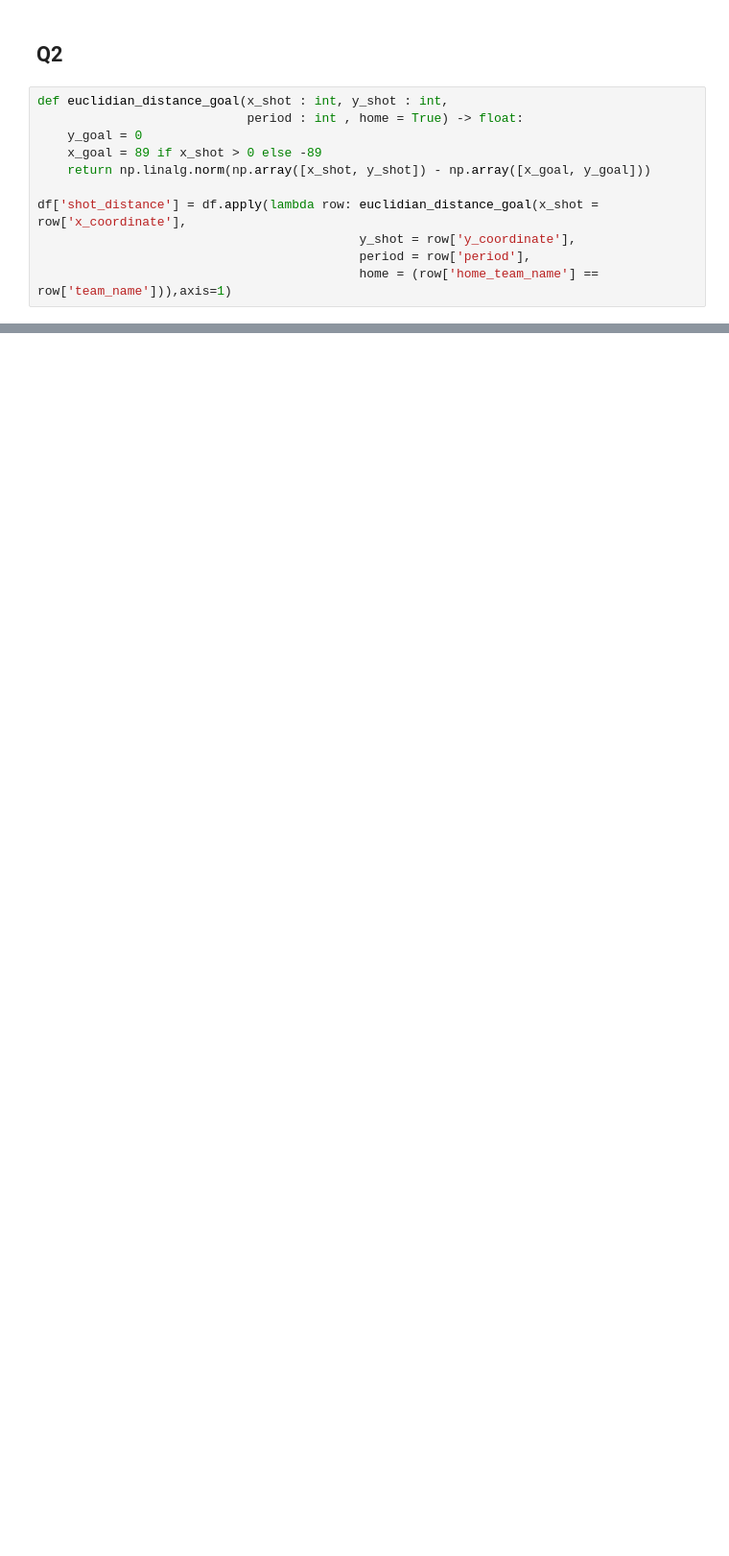
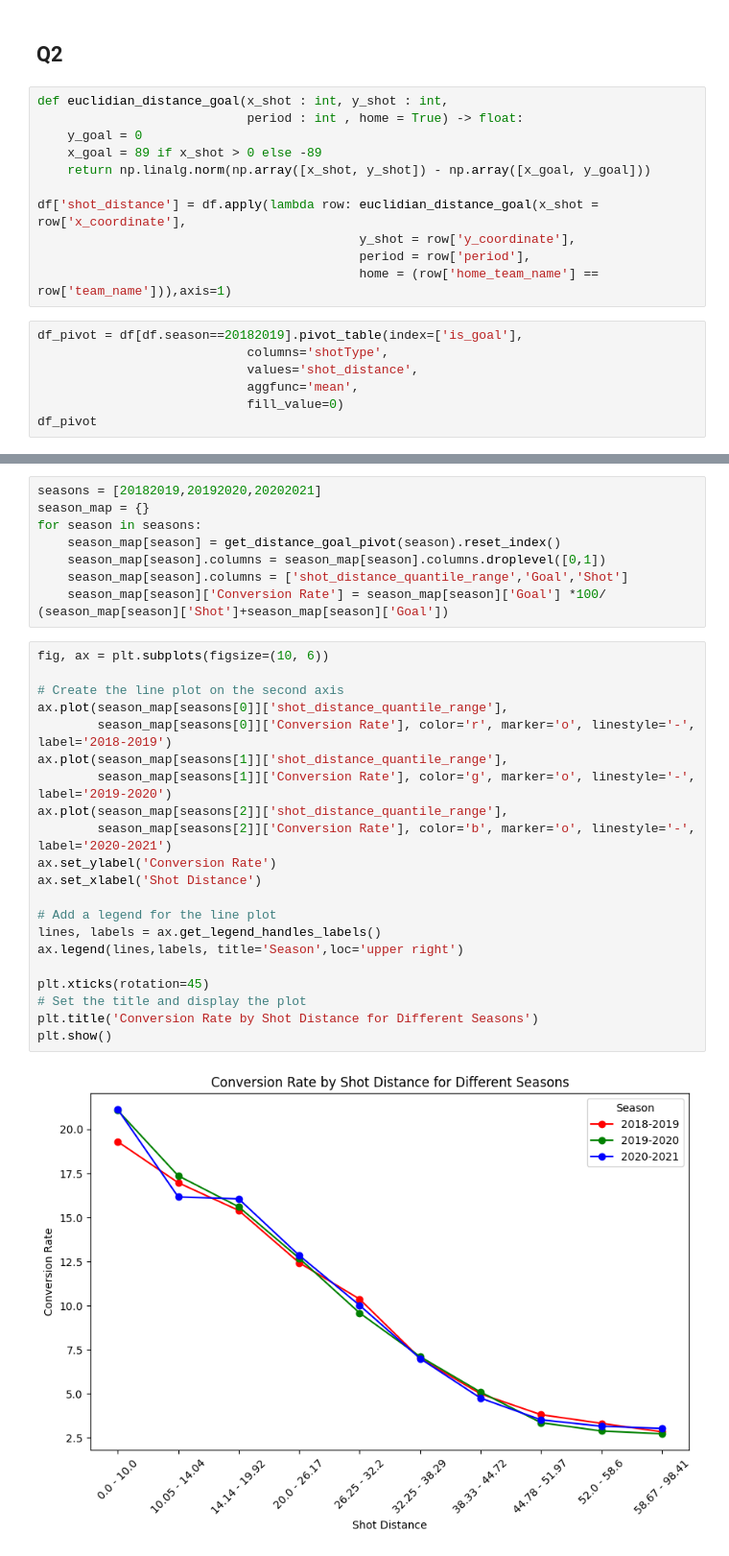
Before and after one commit to theAayushbajaj/NHL-Milestone-Project, a Jupyter notebook: src/Notebooks/02_simple_visualizations.ipynb, the cells around one changed output, grey strips where cells are left out. Shown at 96% size. Saved outputs shown, nothing was run; the diff lists cells and outputs as text; blank space fills up the shorter version.

```diff
--- a/src/Notebooks/02_simple_visualizations.ipynb
+++ b/src/Notebooks/02_simple_visualizations.ipynb
@@ -119,3 +167,10 @@ df['shot_distance'] = df.apply(lambda row: euclidian_distance_goal(x_shot = row[
                                            y_shot = row['y_coordinate'],
                                            period = row['period'],
                                            home = (row['home_team_name'] == row['team_name'])),axis=1)
+# %%
+df_pivot = df[df.season==20182019].pivot_table(index=['is_goal'],
+                            columns='shotType',
+                            values='shot_distance',
+                            aggfunc='mean',
+                            fill_value=0)
+df_pivot
@@ -121,0 +207,31 @@ df['shot_distance'] = df.apply(lambda row: euclidian_distance_goal(x_shot = row[
+# %%
+seasons = [20182019,20192020,20202021]
+season_map = {}
+for season in seasons:
+    season_map[season] = get_distance_goal_pivot(season).reset_index()
+    season_map[season].columns = season_map[season].columns.droplevel([0,1])
+    season_map[season].columns = ['shot_distance_quantile_range','Goal','Shot']
+    season_map[season]['Conversion Rate'] = season_map[season]['Goal'] *100/ (season_map[season]['Shot']+season_map[season]['Goal'])
+# %%
+fig, ax = plt.subplots(figsize=(10, 6))
+
+# Create the line plot on the second axis
+ax.plot(season_map[seasons[0]]['shot_distance_quantile_range'],
+        season_map[seasons[0]]['Conversion Rate'], color='r', marker='o', linestyle='-', label='2018-2019')
+ax.plot(season_map[seasons[1]]['shot_distance_quantile_range'],
+        season_map[seasons[1]]['Conversion Rate'], color='g', marker='o', linestyle='-', label='2019-2020')
+ax.plot(season_map[seasons[2]]['shot_distance_quantile_range'],
+        season_map[seasons[2]]['Conversion Rate'], color='b', marker='o', linestyle='-', label='2020-2021')
+ax.set_ylabel('Conversion Rate')
+ax.set_xlabel('Shot Distance')
+
+# Add a legend for the line plot
+lines, labels = ax.get_legend_handles_labels()
+ax.legend(lines,labels, title='Season',loc='upper right')
+
+plt.xticks(rotation=45)
+# Set the title and display the plot
+plt.title('Conversion Rate by Shot Distance for Different Seasons')
+plt.show()
+# %% [output]
+[figure, added]
```
Also changed, not shown: parts of 12 cells of this notebook, 1 other file.
